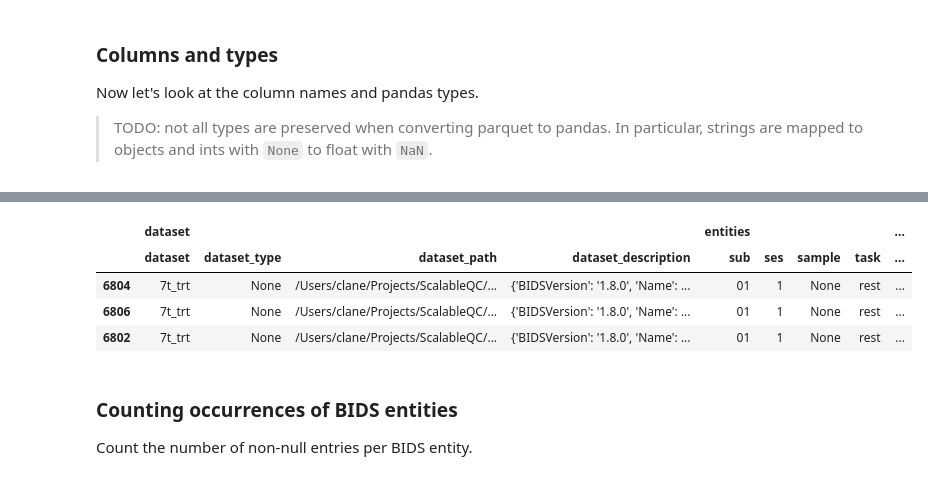
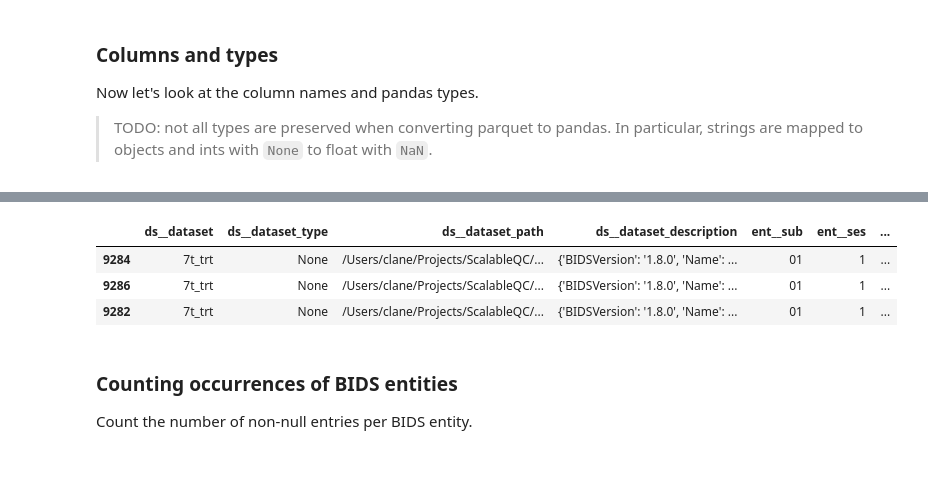
Before and after one commit to childmindresearch/bids2table, a Jupyter notebook: example/example.ipynb, the cells around one changed output, grey strips where cells are left out. Cells and saved outputs as stored; diff of their text form; code cells hidden in the pictures.

```diff
--- a/example/example.ipynb
+++ b/example/example.ipynb
@@ -104,15 +128,14 @@ ents = df["entities"]
 # %%
-sort_cols = [("dataset", "dataset")] + [("entities", k) for k in ["sub", "ses", "task", "run"]]
+sort_cols = ["ds__dataset"] + [f"ent__{k}" for k in ["sub", "ses", "task", "run"]]
 
 df.sort_values(sort_cols, inplace=True)
 
 df.head(3)
 # %% [output]
-|  | dataset |  |  |  | entities |  |  |  | ... |
-|  | dataset | dataset_type | dataset_path | dataset_description | sub | ses | sample | task | ... |
-| 6804 | 7t_trt | None | /Users/clane/Projects/ScalableQC/... | {'BIDSVersion': '1.8.0', 'Name': ... | 01 | 1 | None | rest | ... |
-| 6806 | 7t_trt | None | /Users/clane/Projects/ScalableQC/... | {'BIDSVersion': '1.8.0', 'Name': ... | 01 | 1 | None | rest | ... |
-| 6802 | 7t_trt | None | /Users/clane/Projects/ScalableQC/... | {'BIDSVersion': '1.8.0', 'Name': ... | 01 | 1 | None | rest | ... |
+|  | ds__dataset | ds__dataset_type | ds__dataset_path | ds__dataset_description | ent__sub | ent__ses | ... |
+| 9284 | 7t_trt | None | /Users/clane/Projects/ScalableQC/... | {'BIDSVersion': '1.8.0', 'Name': ... | 01 | 1 | ... |
+| 9286 | 7t_trt | None | /Users/clane/Projects/ScalableQC/... | {'BIDSVersion': '1.8.0', 'Name': ... | 01 | 1 | ... |
+| 9282 | 7t_trt | None | /Users/clane/Projects/ScalableQC/... | {'BIDSVersion': '1.8.0', 'Name': ... | 01 | 1 | ... |
 # %% [markdown]
 ### Counting occurrences of BIDS entities
 
```
Also changed, not shown: parts of 18 cells of this notebook, 11 other files.
